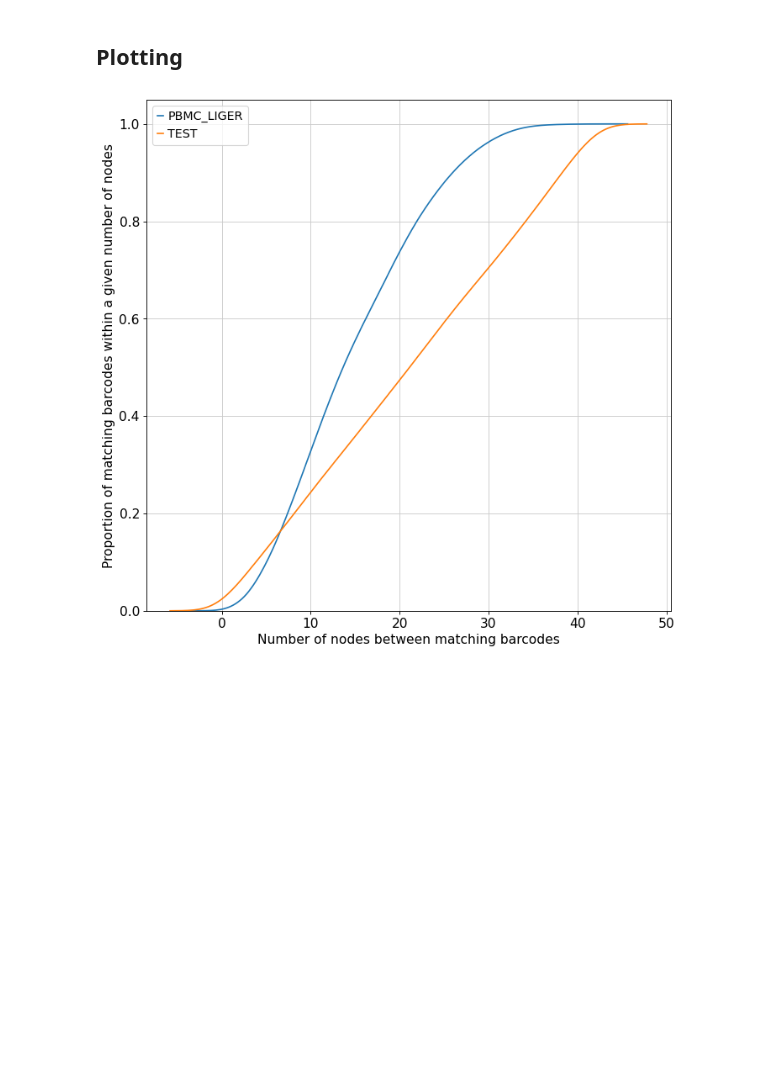
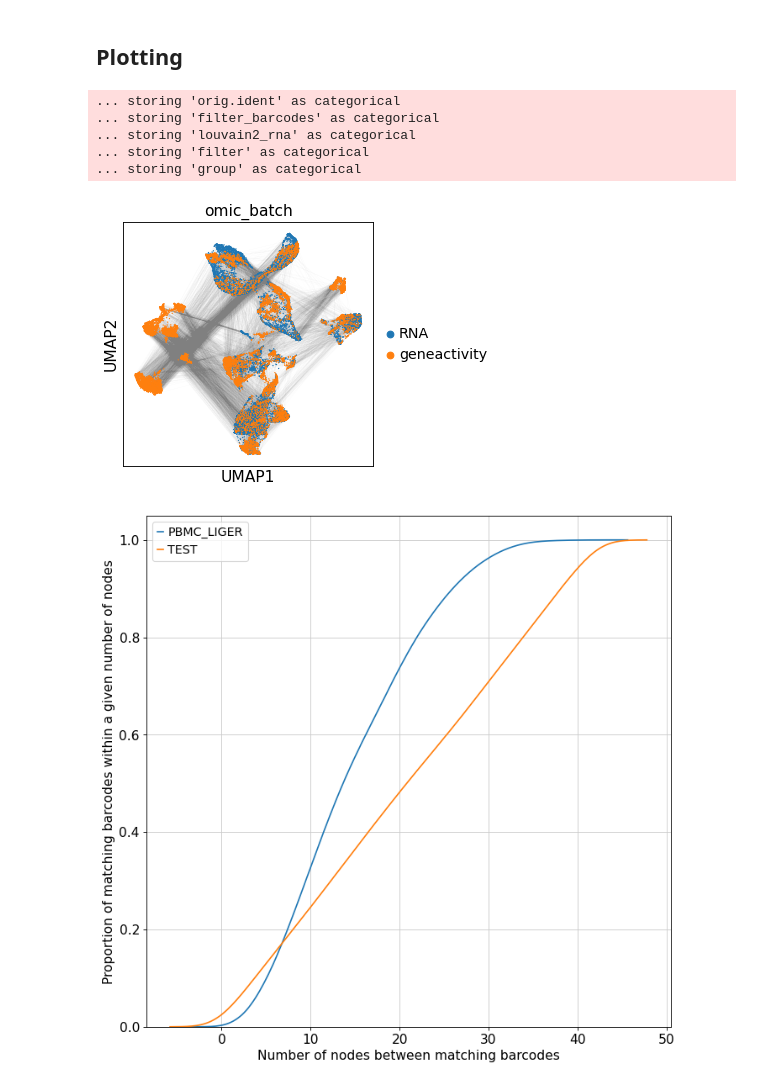
Before and after one commit to colomemaria/scmoib-package, a Jupyter notebook: notebooks/demo_scmoib.ipynb, the cells around one changed output. Saved outputs shown, nothing was run; the diff lists cells and outputs as text; code cells hidden in the pictures; blank space fills up the shorter version.

```diff
--- a/notebooks/demo_scmoib.ipynb
+++ b/notebooks/demo_scmoib.ipynb
@@ -186,6 +231,15 @@ pbmc.uns['node_metrics'].keys()
 dict_keys(['num_inf', 'mean_nodes', 'dists', 'nodes_count', 'mean_nodes_per_cell_type', 'disc_ratio'])
 # %% [markdown]
 ## Plotting
+# %%
+scmoib.pl.umap_barcodes(pbmc, bc_list1, bc_list2, color='omic_batch', edges_width=0.01)
+# %% [output]
+... storing 'orig.ident' as categorical
+... storing 'filter_barcodes' as categorical
+... storing 'louvain2_rna' as categorical
+... storing 'filter' as categorical
+... storing 'group' as categorical
+[figure, added]
 # %%
 adata1 = ad.AnnData()
 adata1.uns['node_metrics'] = {}
```
Also changed, not shown: parts of 29 cells of this notebook, 2 other files.
